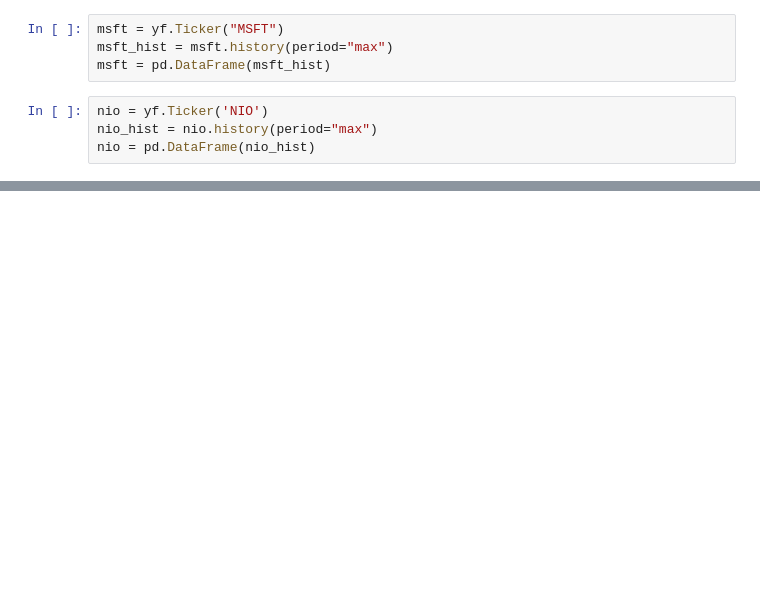
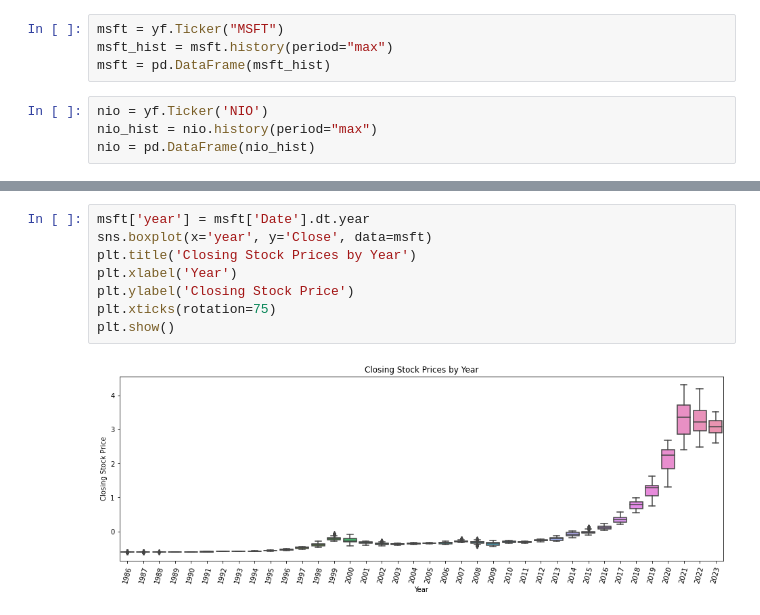
Before and after one commit to yeva-190/Stock_price_prediction, a Jupyter notebook: stocks.ipynb, the cells around one changed output, grey strips where cells are left out. Drawn from its saved outputs; the diff is of its cells as text; blank space fills up the shorter version.

```diff
--- a/stocks.ipynb
+++ b/stocks.ipynb
@@ -18,0 +97,10 @@ nio = pd.DataFrame(nio_hist)
+# %%
+msft['year'] = msft['Date'].dt.year
+sns.boxplot(x='year', y='Close', data=msft)
+plt.title('Closing Stock Prices by Year')
+plt.xlabel('Year')
+plt.ylabel('Closing Stock Price')
+plt.xticks(rotation=75)
+plt.show()
+# %% [output]
+[figure, added]
```
Also changed, not shown: parts of 18 cells of this notebook.
